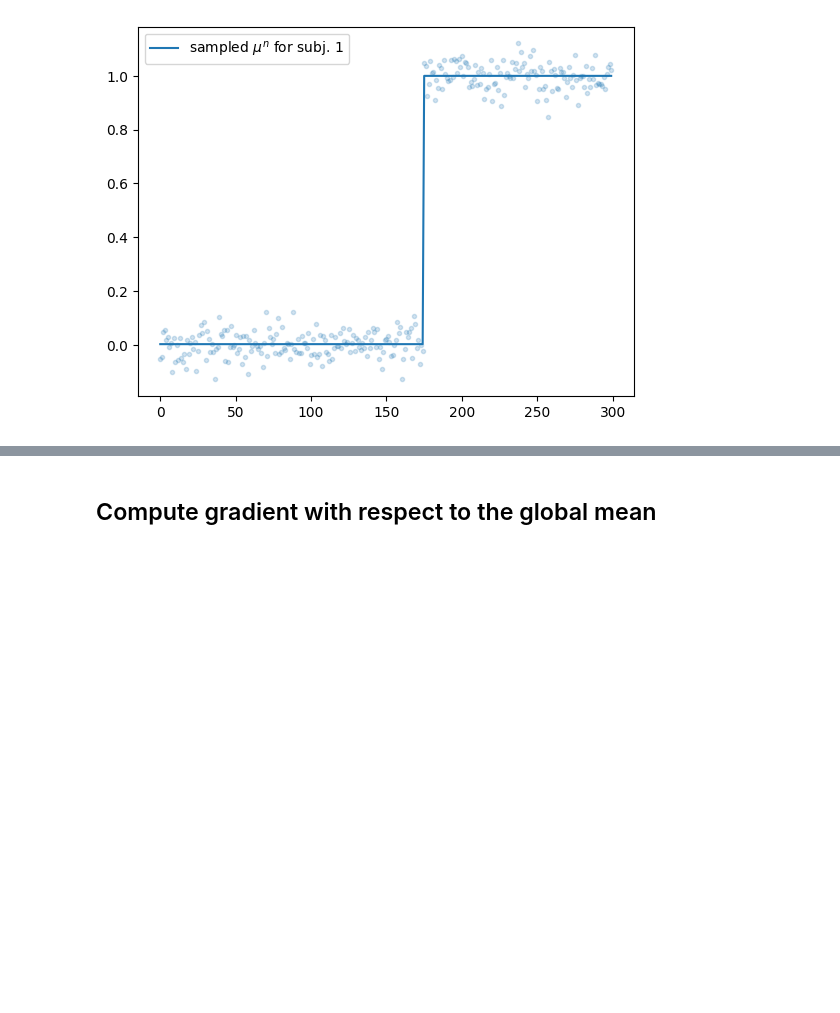
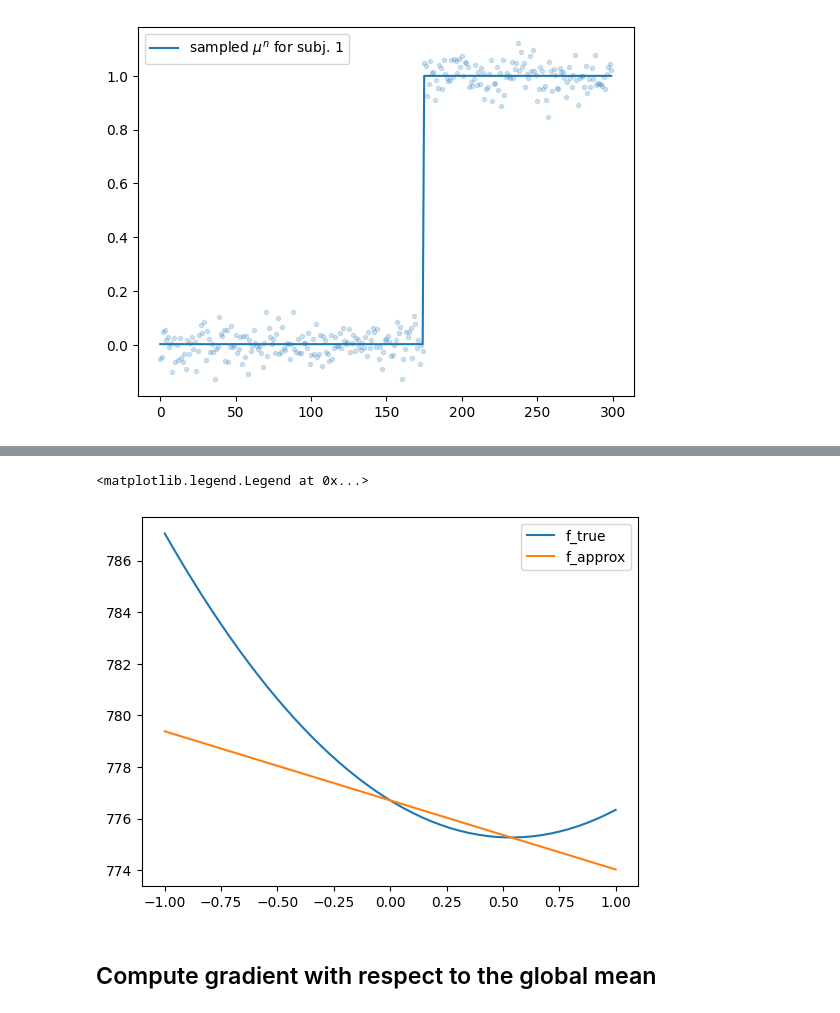
Before and after one commit to emdupre/bayes-ca, a Jupyter notebook: experiments/hierarchical_stagger_jump.ipynb, the cells around one changed output, grey strips where cells are left out. Saved outputs shown, nothing was run; the diff lists cells and outputs as text; code cells hidden in the pictures; blank space fills up the shorter version.

```diff
--- a/experiments/hierarchical_stagger_jump.ipynb
+++ b/experiments/hierarchical_stagger_jump.ipynb
@@ -170 +181,17 @@ Mismatched elements: 1 / 1 (100%)
+# %%
+this_key = jr.key(seed=42)
+x0 = jnp.zeros((num_timesteps, num_features))
+u = jr.normal(this_key, (num_timesteps, num_features))
+u /= jnp.sqrt(jnp.sum(u**2))
+
+eps = jnp.linspace(-1, 1)
+fx0, gx0 = _calculate_f_g(x0)
+f_true = vmap(lambda e: _calculate_f_g(x0 + e * u)[0])(eps)
+f_approx = vmap(lambda e: fx0 + jnp.sum(e * u * -gx0))(eps)
+plt.plot(eps, f_true, label='f_true')
+plt.plot(eps, f_approx, label='f_approx')
+plt.legend()
+# %% [output]
+<matplotlib.legend.Legend at 0x...>
+[figure, added]
 # %%
```
Also changed, not shown: parts of 5 cells of this notebook.
